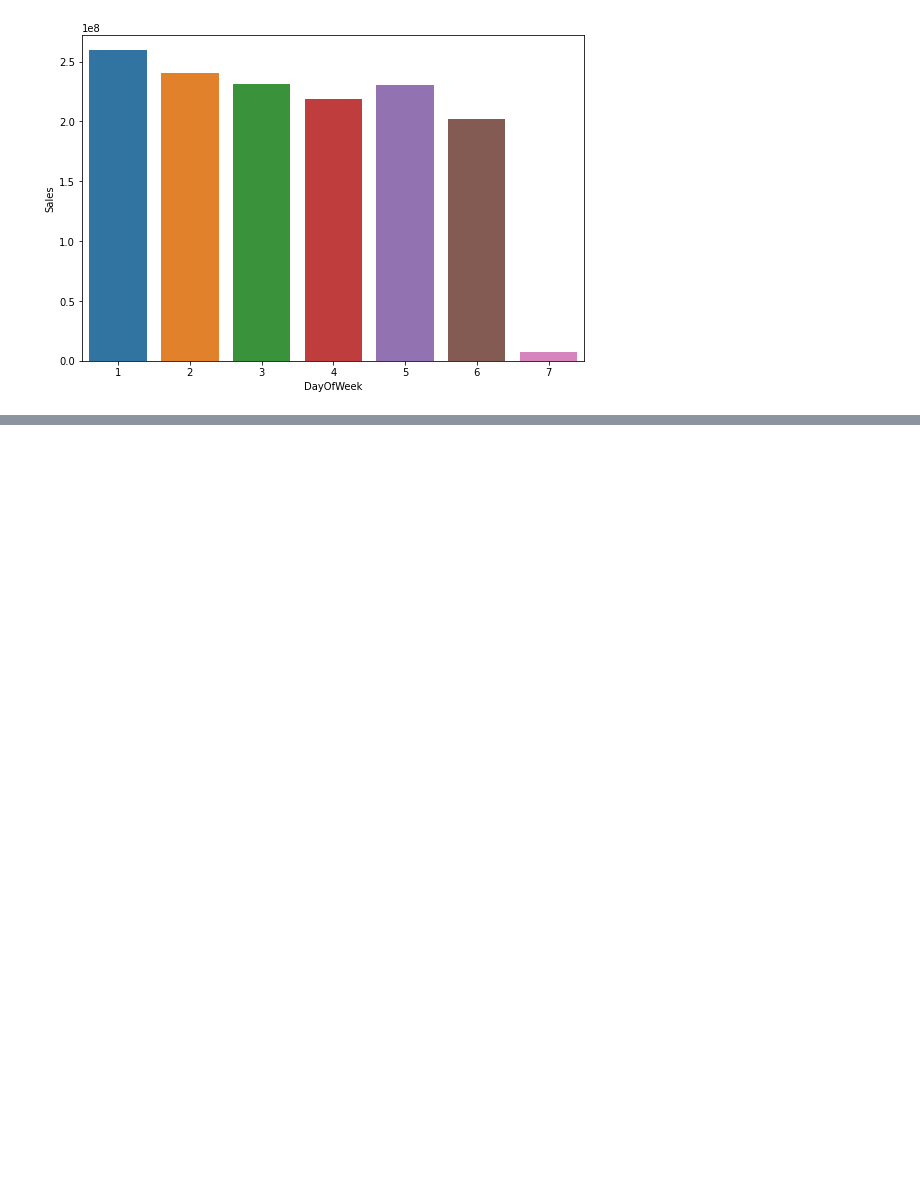
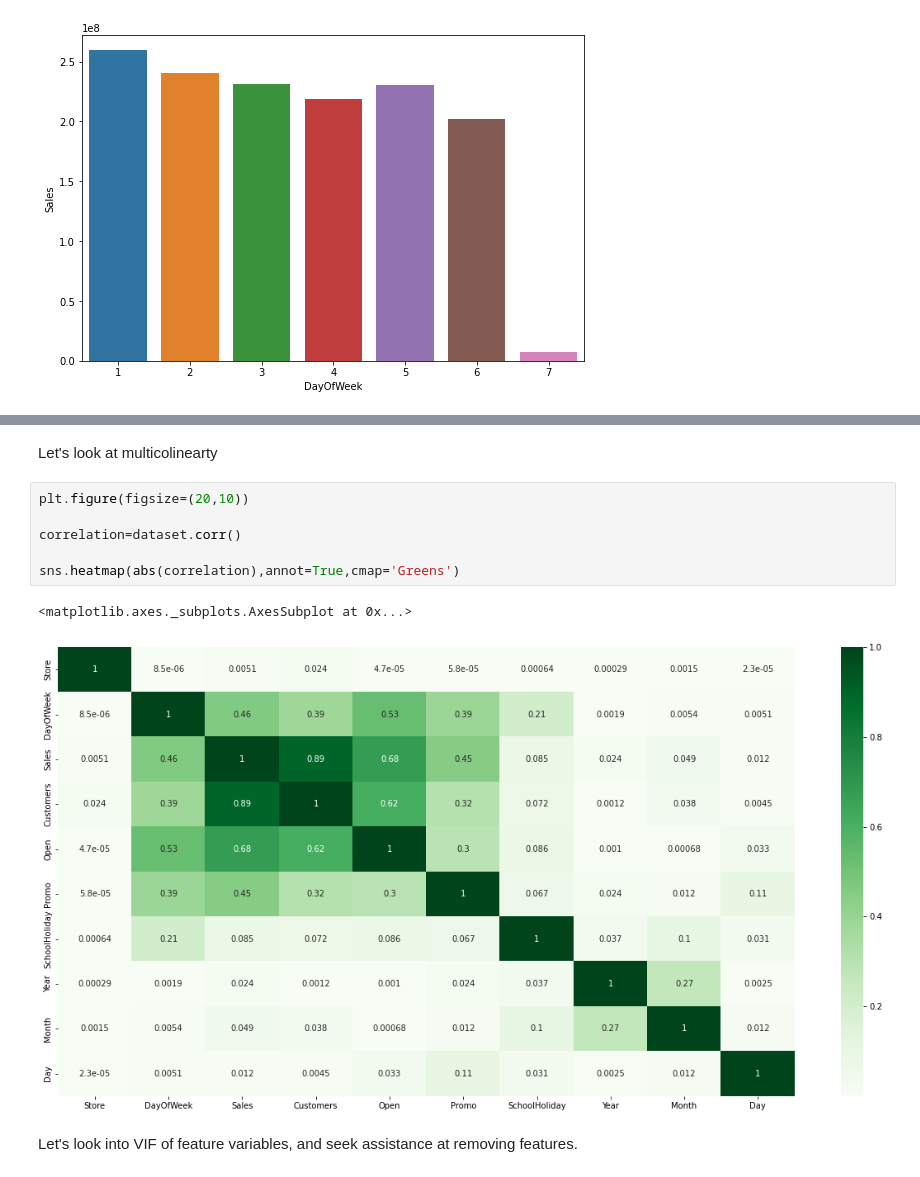
Before and after one commit to cpvivek/Rossman-Sales-Prediction-Machine-Learning-Regression-Model, a Jupyter notebook: Rossmann_Sales_Prediction_Capstone_Project_Vivek_CP.ipynb, the cells around one changed output, grey strips where cells are left out. Saved outputs shown, nothing was run; the diff lists cells and outputs as text; blank space fills up the shorter version.

```diff
--- a/Rossmann_Sales_Prediction_Capstone_Project_Vivek_CP.ipynb
+++ b/Rossmann_Sales_Prediction_Capstone_Project_Vivek_CP.ipynb
@@ -385,0 +568,13 @@ The sales gradually decreases from Monday to Thursday, and is met with a rise on
+# %% [markdown]
+Let's look at multicolinearty
+# %%
+plt.figure(figsize=(20,10))
+
+correlation=dataset.corr()
+
+sns.heatmap(abs(correlation),annot=True,cmap='Greens')
+# %% [output]
+<matplotlib.axes._subplots.AxesSubplot at 0x...>
+[figure, added]
+# %% [markdown]
+Let's look into VIF of feature variables, and seek assistance at removing features.
```
Also changed, not shown: parts of 43 cells of this notebook.
